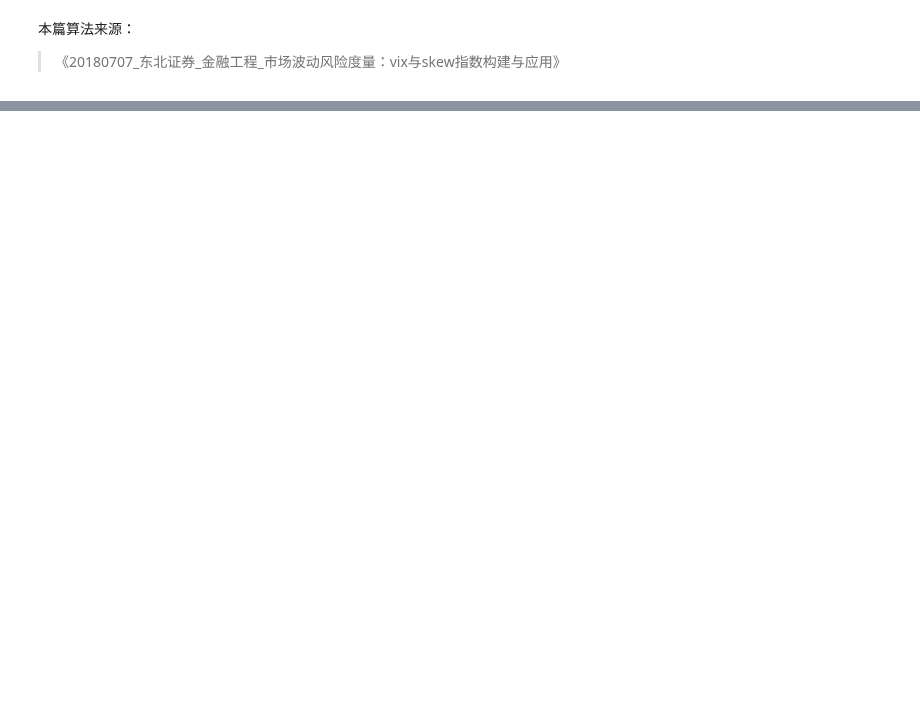
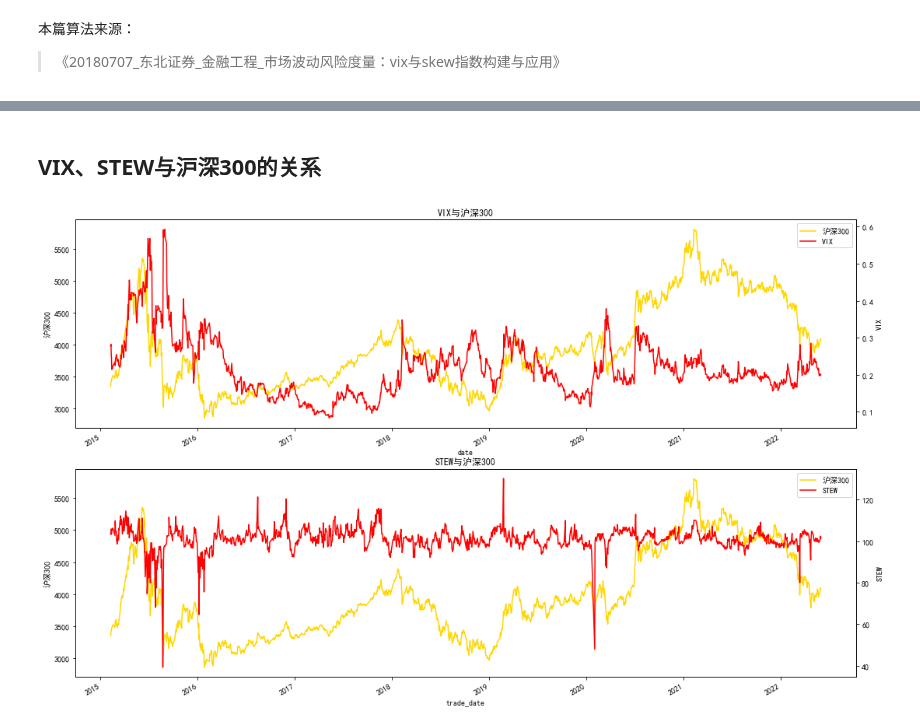
Before and after one commit to hugo2046/QuantsPlaybook, a Jupyter notebook: C-择时类/C-VIX中国版VIX编制手册/VIX.ipynb, the cells around one changed output, grey strips where cells are left out. Cells and saved outputs as stored; diff of their text form; code cells hidden in the pictures; blank space fills up the shorter version.

```diff
--- a/C-择时类/C-VIX中国版VIX编制手册/VIX.ipynb
+++ b/C-择时类/C-VIX中国版VIX编制手册/VIX.ipynb
@@ -47,0 +78,16 @@ skew.plot(figsize=(18,5),title='SKEW');
+# %% [markdown]
+## VIX、STEW与沪深300的关系
+# %%
+fig, axes = plt.subplots(2, figsize=(18, 12), sharex=False)
+
+plot_indicator(hs300['close'],
+               vix, ['沪深300', 'VIX'], ['沪深300', 'VIX'],
+               'VIX与沪深300',
+               ax=axes[0])
+
+plot_indicator(hs300['close'],
+               skew, ['沪深300', 'STEW'], ['沪深300', 'STEW'],
+               'STEW与沪深300',
+               ax=axes[1]);
+# %% [output]
+[figure, added]
```
Also changed, not shown: parts of 16 cells of this notebook, 10 other files.
